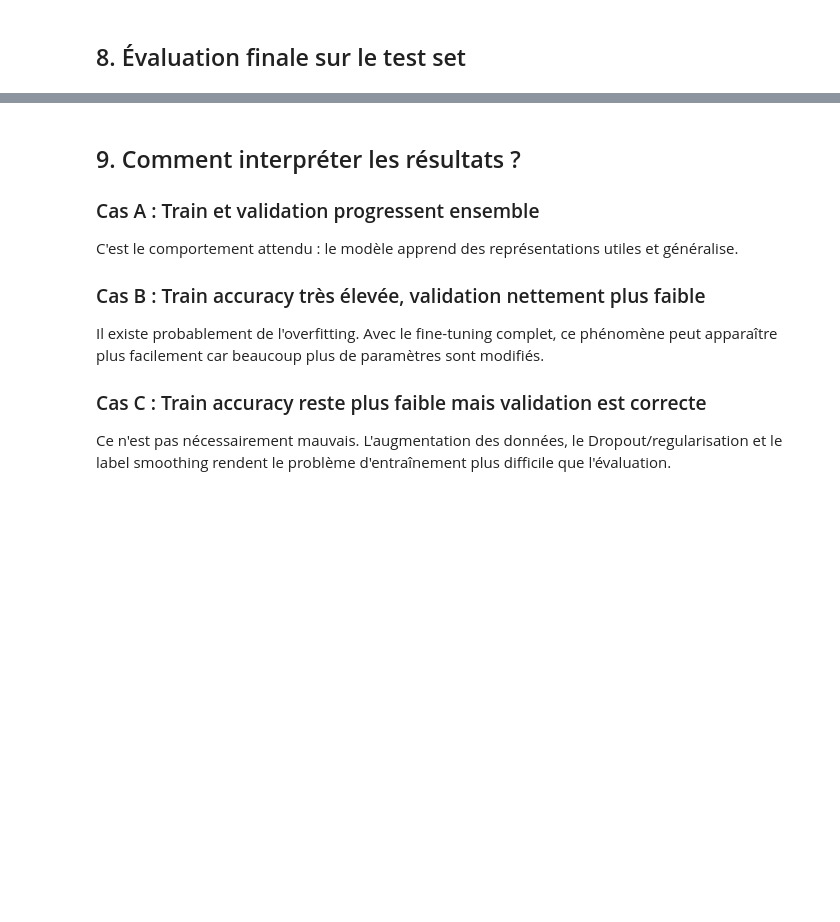
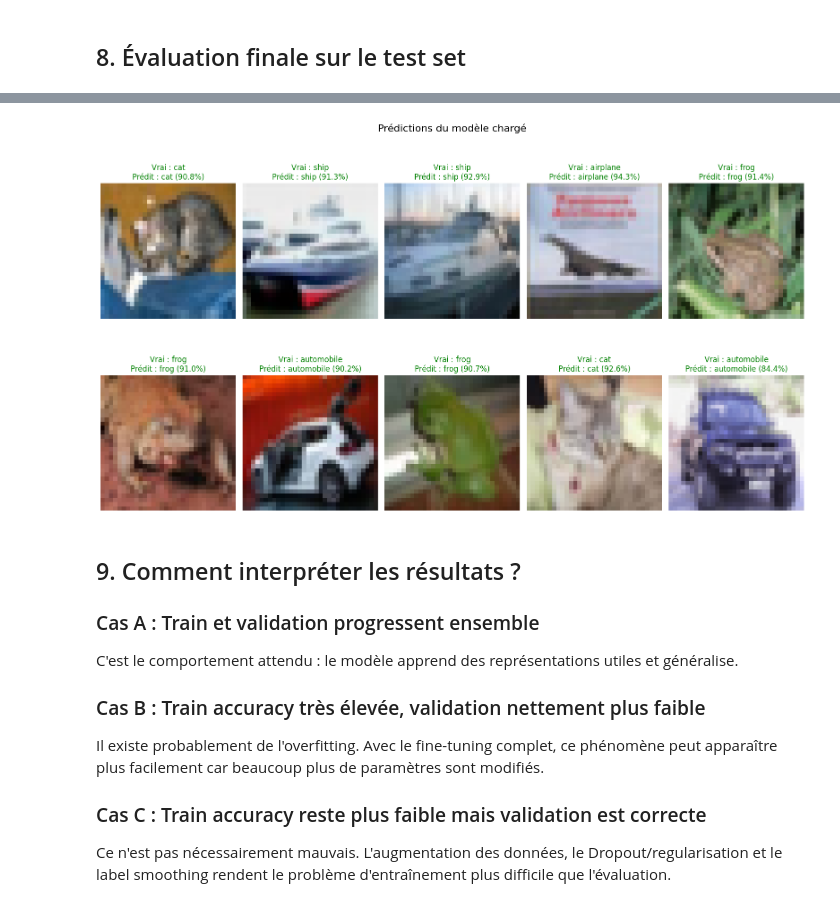
Before and after one commit to OUARAS-khelil-Rafik/Transfer_Learning_Fine_tuning_complet, a Jupyter notebook: Fine_Tuning_Complet_CIFAR10.ipynb, the cells around one changed output, grey strips where cells are left out. Saved outputs shown, nothing was run; the diff lists cells and outputs as text; code cells hidden in the pictures; blank space fills up the shorter version.

```diff
--- a/Fine_Tuning_Complet_CIFAR10.ipynb
+++ b/Fine_Tuning_Complet_CIFAR10.ipynb
@@ -424,3 +490,64 @@ print(f"Modèle sauvegardé dans : {model_path}")
+# %%
+# Charger le modèle sauvegardé
+checkpoint = torch.load(model_path, map_location=device)
+
+loaded_model = models.resnet18(weights=None)
+loaded_model.fc = nn.Linear(loaded_model.fc.in_features, 10)
+loaded_model.load_state_dict(checkpoint["model_state_dict"])
+loaded_model = loaded_model.to(device)
+loaded_model.eval()
+
+# Dataset original non transformé pour l'affichage
+raw_test = datasets.CIFAR10(
+    root="./data",
+    train=False,
+    download=False,
+    transform=transforms.ToTensor()
+)
+
+# Sélectionner 10 images
+images = []
+labels = []
+original_images = []
+
+for i in range(10):
+    image, label = test_dataset[i]
+    original_image, _ = raw_test[i]
+
+    images.append(image)
+    labels.append(label)
+    original_images.append(original_image)
+
+images = torch.stack(images).to(device)
+
+# Prédictions
+with torch.no_grad():
+    outputs = loaded_model(images)
+    probabilities = torch.softmax(outputs, dim=1)
+    predictions = outputs.argmax(dim=1).cpu()
+    confidences = probabilities.max(dim=1).values.cpu()
+
+# Affichage
+fig, axes = plt.subplots(2, 5, figsize=(16, 10))
+
+for i, ax in enumerate(axes.flat):
+    ax.imshow(original_images[i].permute(1, 2, 0))
+    true_label = classes[labels[i]]
+    predicted_label = classes[predictions[i]]
+
+    color = "green" if labels[i] == predictions[i] else "red"
+    ax.set_title(
+        f"Vrai : {true_label}\n"
+        f"Prédit : {predicted_label} ({confidences[i]:.1%})",
+        color=color
+    )
+    ax.axis("off")
+
+plt.suptitle("Prédictions du modèle chargé", fontsize=16)
+plt.tight_layout()
+plt.show()
+# %% [output]
+[figure, added]
 # %% [markdown]
 ## 9. Comment interpréter les résultats ?
 
```
Also changed, not shown: parts of 12 cells of this notebook, 1 other file.
